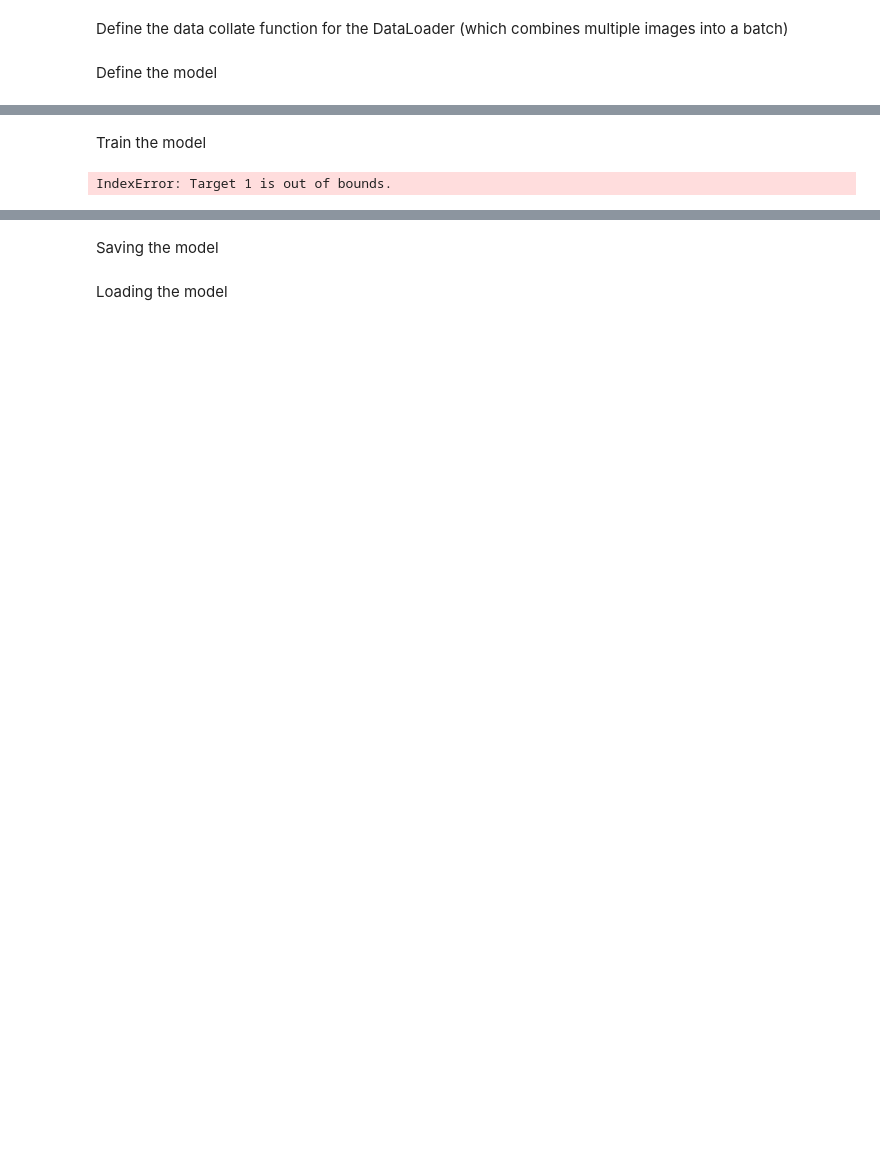
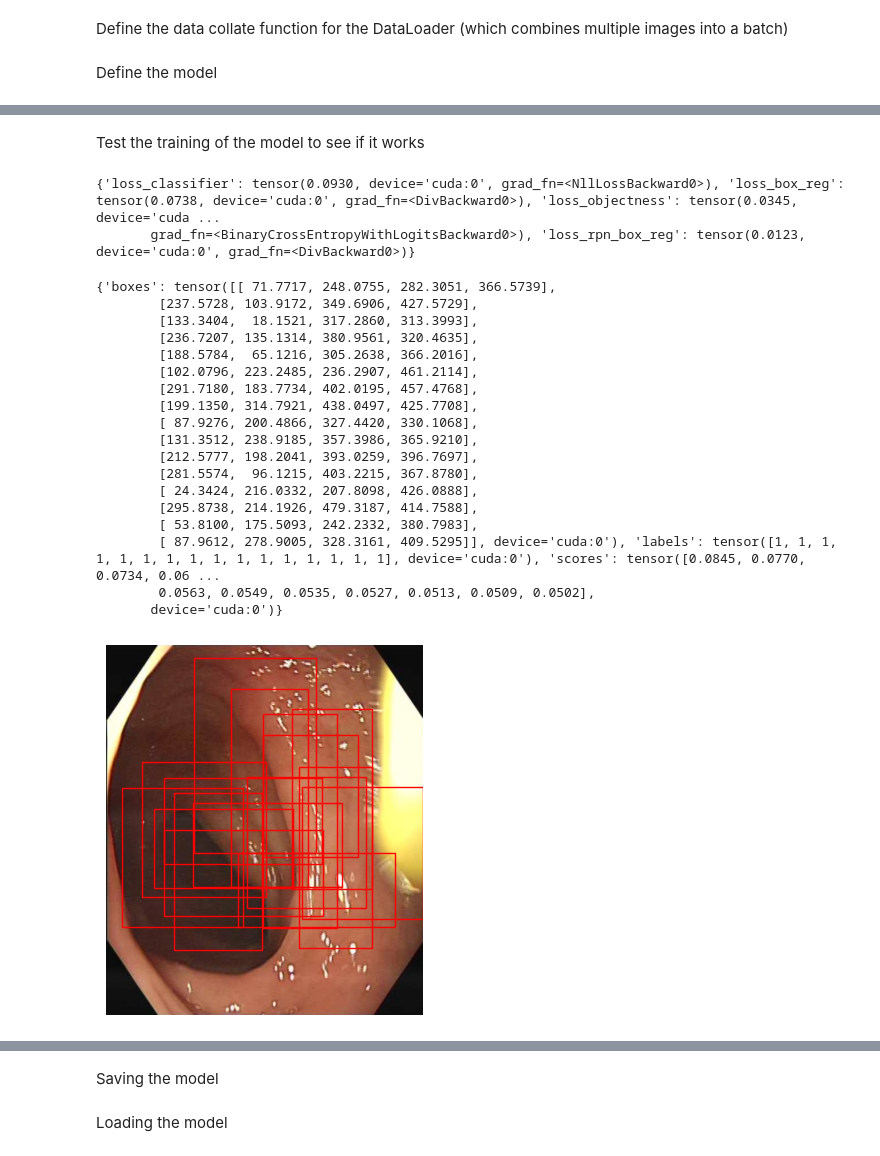
Before and after one commit to cuberhaus/TFG, a Jupyter notebook: code/main.ipynb, the cells around one changed output, grey strips where cells are left out. Cells and saved outputs as stored; diff of their text form; code cells hidden in the pictures; blank space fills up the shorter version.

```diff
--- a/code/main.ipynb
+++ b/code/main.ipynb
@@ -252,19 +230,67 @@ criterion = torch.nn.CrossEntropyLoss()
 # %% [markdown]
-Train the model
+Test the training of the model to see if it works
+# %%
+# For Training
+images, targets = next(iter(train_loader))
+images = [image.to(device) for image in images]
+targets = [{k: v.to(device) for k, v in t.items()} for t in targets]  # Move targets to the device
+
+output = model(images, targets)  # Returns losses and detections
+print(output)
+# %% [output]
+{'loss_classifier': tensor(0.0930, device='cuda:0', grad_fn=<NllLossBackward0>), 'loss_box_reg': tensor(0.0738, device='cuda:0', grad_fn=<DivBackward0>), 'loss_objectness': tensor(0.0345, device='cuda ...
+       grad_fn=<BinaryCrossEntropyWithLogitsBackward0>), 'loss_rpn_box_reg': tensor(0.0123, device='cuda:0', grad_fn=<DivBackward0>)}
 # %%
-# For Training
-images, targets = next(iter(train_loader))
-images = list(image for image in images)
-targets = [{k: v for k, v in t.items()} for t in targets]
-output = model(images, targets)  # Returns losses and detections
-print(output)
-
 # For inference
 model.eval()
-x = [torch.rand(3, 300, 400), torch.rand(3, 500, 400)]
-predictions = model(x)  # Returns predictions
-print(predictions[0])
+# x = [torch.rand(3, 300, 400, device=device), torch.rand(3, 500, 400, device=device)]
+# Get a batch of images from the DataLoader
+images, targets = next(iter(train_loader))
+
+# Select the first image from the batch for inference
+# Assuming your DataLoader returns a batch of images and targets
+image_to_infer = images[0].unsqueeze(0).to(device)  # Add batch dimension and move to the device
+
+# Disable gradient computation since we're only doing inference
+with torch.no_grad():
+    # Perform inference
+    predictions = model(image_to_infer)  # Returns predictions
+
+    # Print out the predictions for the first image
+    print(predictions[0])
+
+# Process the first image and its prediction
+image = image_to_infer[0].cpu().numpy()  # Move the tensor to cpu and convert to numpy
+image = np.transpose(image, (1, 2, 0))  # Transpose from CxHxW to HxWxC for matplotlib
+
+# Display the image
+plt.imshow(image)
+plt.axis('off')  # Turn off the axis
+
+# Add the predicted bounding boxes
+for box in predictions[0]['boxes']:
+    xmin, ymin, xmax, ymax = box.cpu().numpy()
+    rect = patches.Rectangle((xmin, ymin), xmax - xmin, ymax - ymin, linewidth=1, edgecolor='r', facecolor='none')
+    plt.gca().add_patch(rect)
 # %% [output]
-IndexError: Target 1 is out of bounds.
+{'boxes': tensor([[ 71.7717, 248.0755, 282.3051, 366.5739],
+        [237.5728, 103.9172, 349.6906, 427.5729],
+        [133.3404,  18.1521, 317.2860, 313.3993],
+        [236.7207, 135.1314, 380.9561, 320.4635],
+        [188.5784,  65.1216, 305.2638, 366.2016],
+        [102.0796, 223.2485, 236.2907, 461.2114],
+        [291.7180, 183.7734, 402.0195, 457.4768],
+        [199.1350, 314.7921, 438.0497, 425.7708],
+        [ 87.9276, 200.4866, 327.4420, 330.1068],
+        [131.3512, 238.9185, 357.3986, 365.9210],
+        [212.5777, 198.2041, 393.0259, 396.7697],
+        [281.5574,  96.1215, 403.2215, 367.8780],
+        [ 24.3424, 216.0332, 207.8098, 426.0888],
+        [295.8738, 214.1926, 479.3187, 414.7588],
+        [ 53.8100, 175.5093, 242.2332, 380.7983],
+        [ 87.9612, 278.9005, 328.3161, 409.5295]], device='cuda:0'), 'labels': tensor([1, 1, 1, 1, 1, 1, 1, 1, 1, 1, 1, 1, 1, 1, 1, 1], device='cuda:0'), 'scores': tensor([0.0845, 0.0770, 0.0734, 0.06 ...
+        0.0563, 0.0549, 0.0535, 0.0527, 0.0513, 0.0509, 0.0502],
+       device='cuda:0')}
+[figure, added]
 # %%
 # Train the model
```
Also changed, not shown: parts of 14 cells of this notebook.
